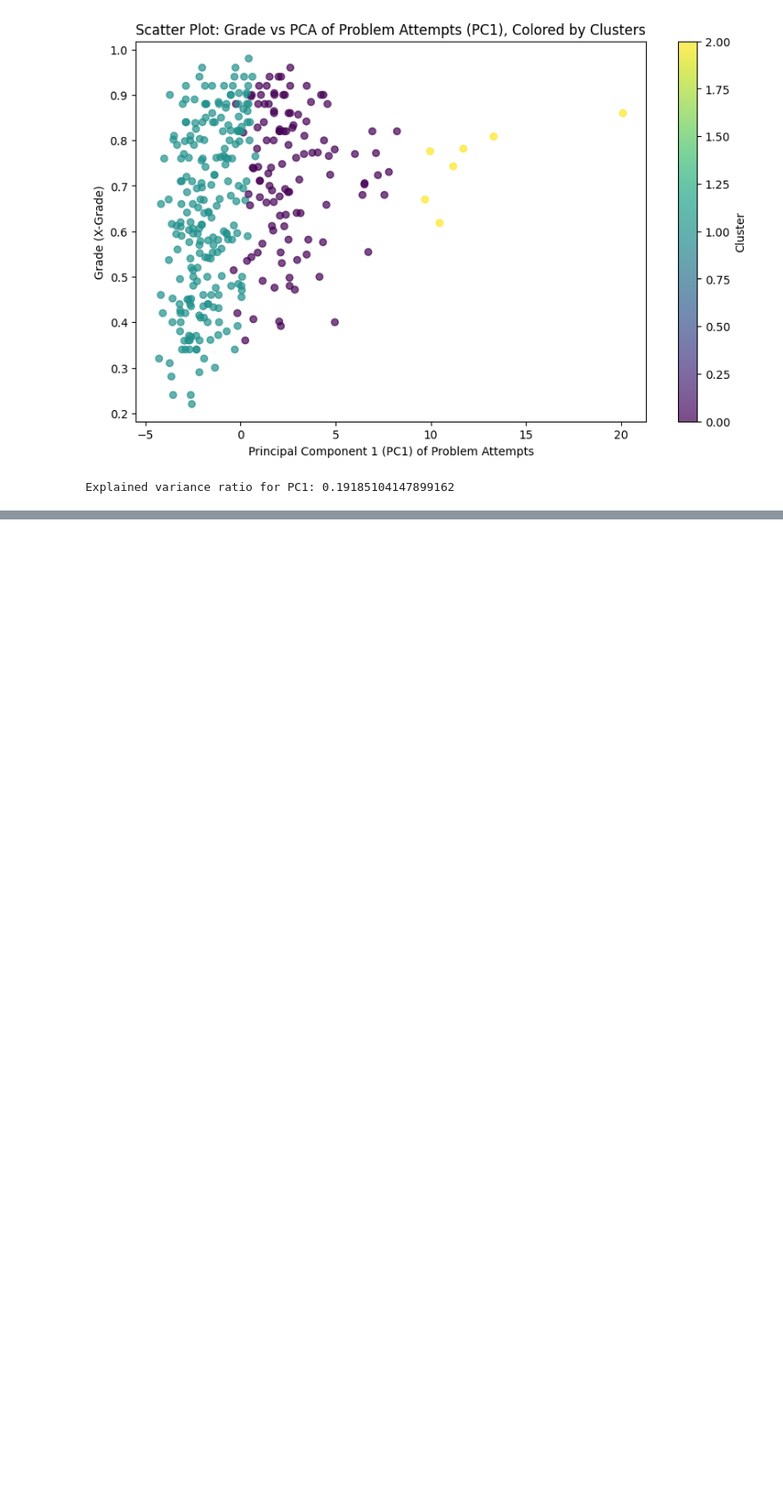
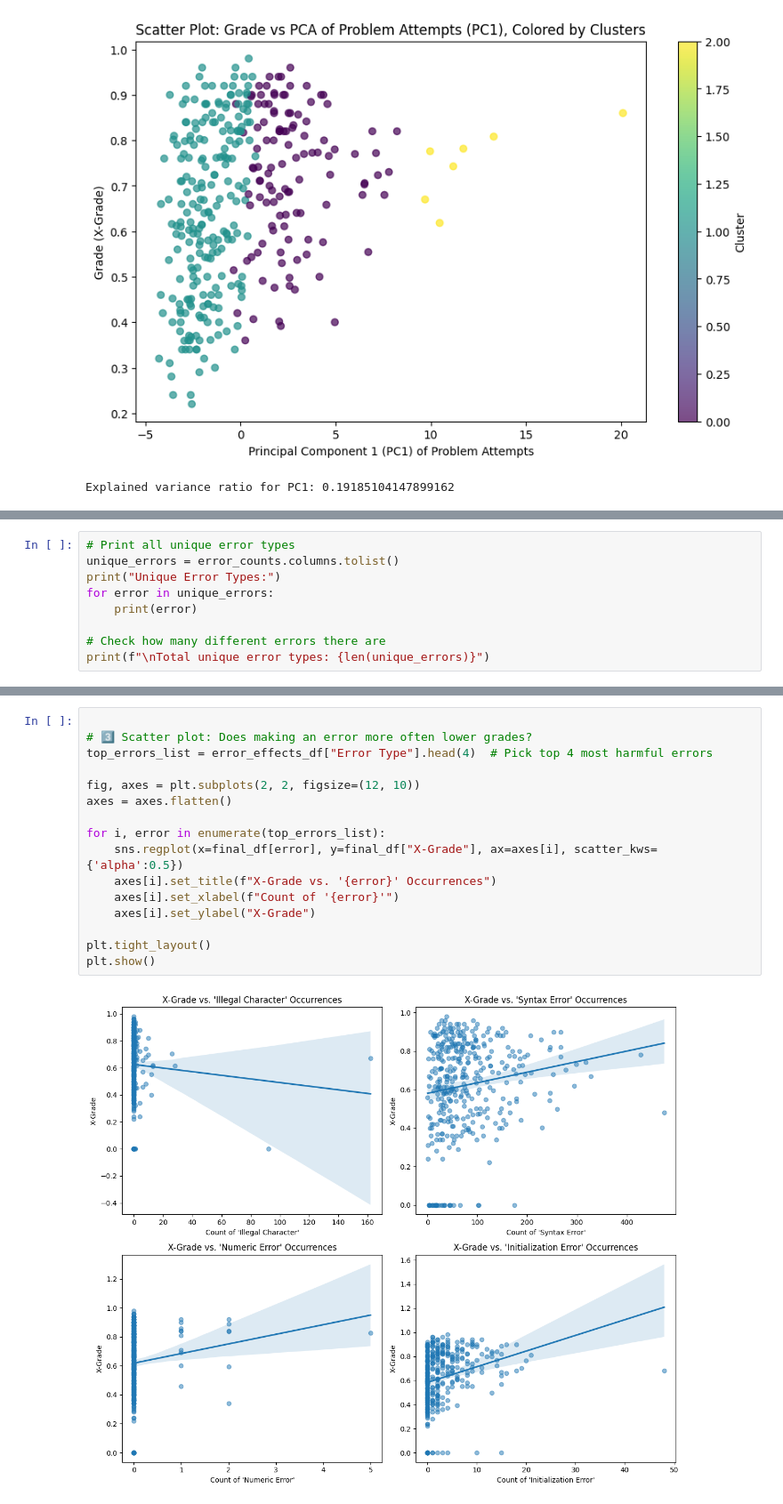
Before and after one commit to Khallina/EduData, a Jupyter notebook: eda.ipynb, the cells around one changed output, grey strips where cells are left out. Shown at 89% size. Drawn from its saved outputs; the diff is of its cells as text; blank space fills up the shorter version.

```diff
--- a/eda.ipynb
+++ b/eda.ipynb
@@ -248,0 +356,9 @@ Explained variance ratio for PC1: 0.19185104147899162
+# %%
+# Print all unique error types
+unique_errors = error_counts.columns.tolist()
+print("Unique Error Types:")
+for error in unique_errors:
+    print(error)
+
+# Check how many different errors there are
+print(f"\nTotal unique error types: {len(unique_errors)}")
@@ -248,0 +376,18 @@ Explained variance ratio for PC1: 0.19185104147899162
+# %%
+
+# 3️⃣ Scatter plot: Does making an error more often lower grades?
+top_errors_list = error_effects_df["Error Type"].head(4)  # Pick top 4 most harmful errors
+
+fig, axes = plt.subplots(2, 2, figsize=(12, 10))
+axes = axes.flatten()
+
+for i, error in enumerate(top_errors_list):
+    sns.regplot(x=final_df[error], y=final_df["X-Grade"], ax=axes[i], scatter_kws={'alpha':0.5})
+    axes[i].set_title(f"X-Grade vs. '{error}' Occurrences")
+    axes[i].set_xlabel(f"Count of '{error}'")
+    axes[i].set_ylabel("X-Grade")
+
+plt.tight_layout()
+plt.show()
+# %% [output]
+[figure, added]
```
Also changed, not shown: parts of 5 cells of this notebook, 1 other file.
